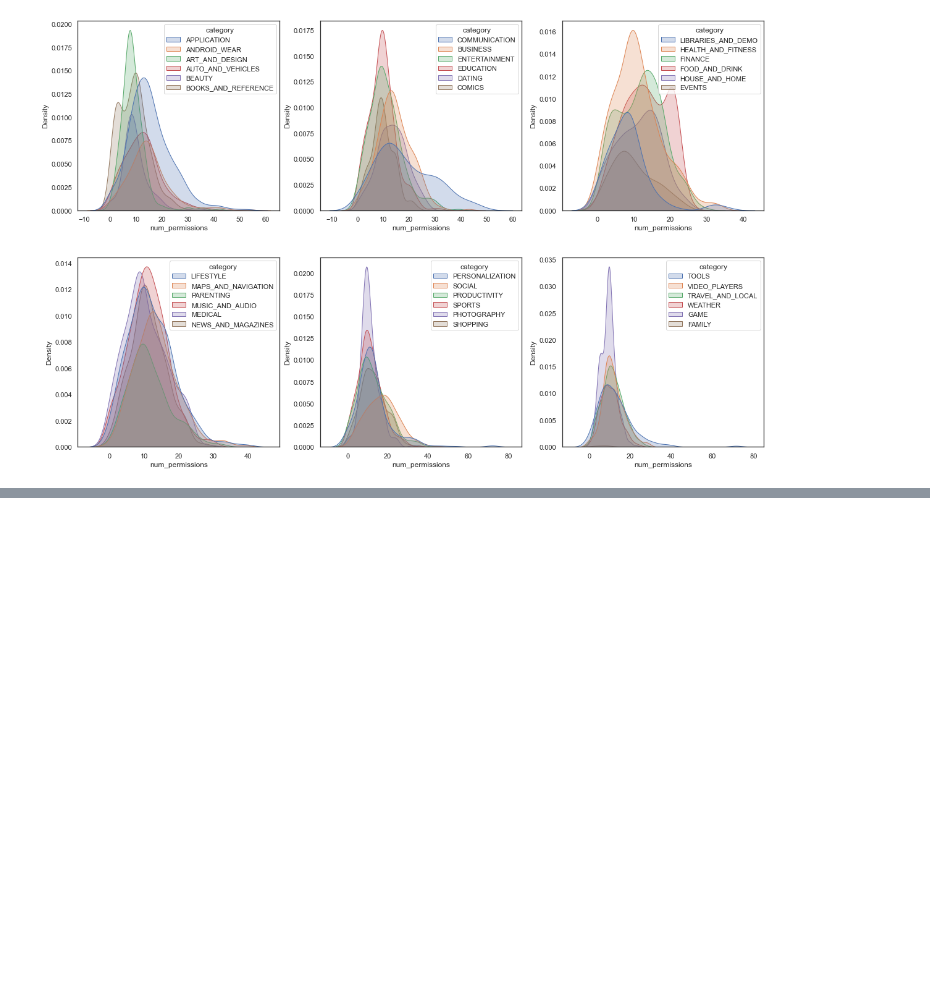
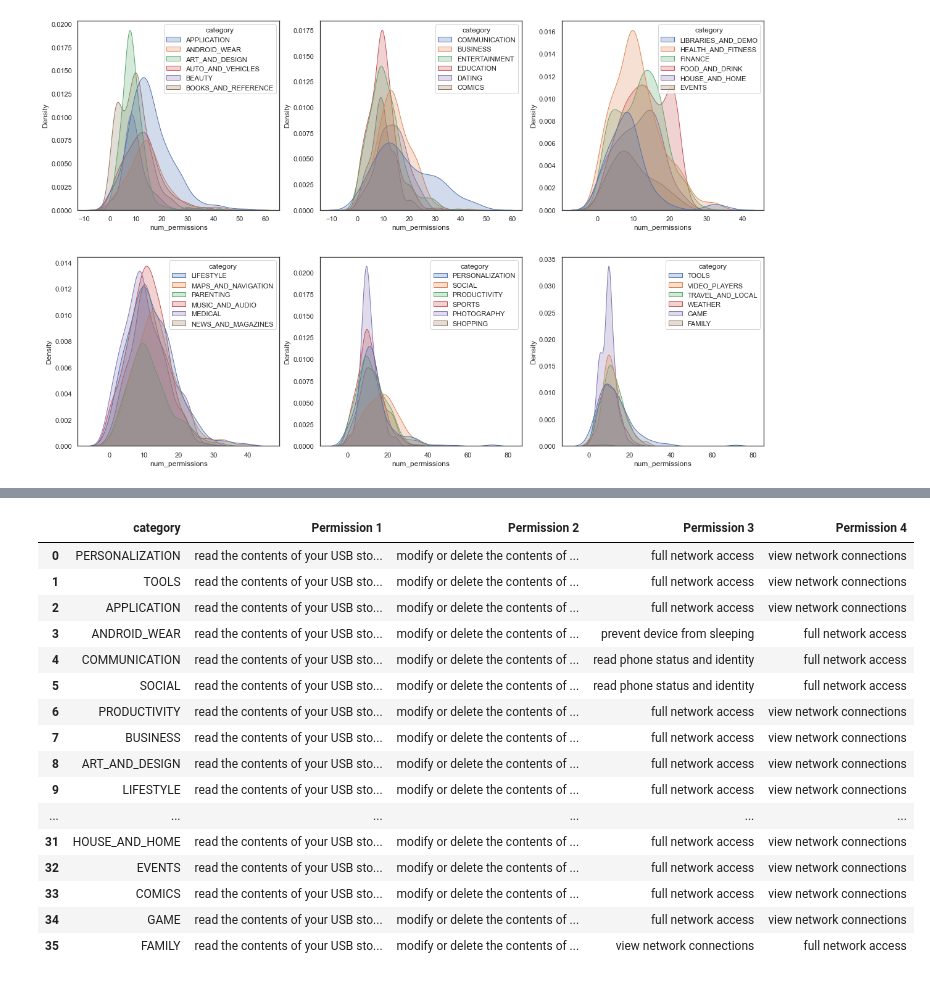
Before and after one commit to fdac20/AppPermissions, a Jupyter notebook: src/data_analyzer.ipynb, the cells around one changed output, grey strips where cells are left out. Cells and saved outputs as stored; diff of their text form; code cells hidden in the pictures; blank space fills up the shorter version.

```diff
--- a/src/data_analyzer.ipynb
+++ b/src/data_analyzer.ipynb
@@ -368,0 +385,20 @@ permcount_df_v2
+# %%
+permcount_df_most_v1
+# %% [output]
+|  | category | Permission 1 | Permission 2 | Permission 3 | Permission 4 |
+| 0 | PERSONALIZATION | read the contents of your USB sto... | modify or delete the contents of ... | full network access | view network connections |
+| 1 | TOOLS | read the contents of your USB sto... | modify or delete the contents of ... | full network access | view network connections |
+| 2 | APPLICATION | read the contents of your USB sto... | modify or delete the contents of ... | full network access | view network connections |
+| 3 | ANDROID_WEAR | read the contents of your USB sto... | modify or delete the contents of ... | prevent device from sleeping | full network access |
+| 4 | COMMUNICATION | read the contents of your USB sto... | modify or delete the contents of ... | read phone status and identity | full network access |
+| 5 | SOCIAL | read the contents of your USB sto... | modify or delete the contents of ... | read phone status and identity | full network access |
+| 6 | PRODUCTIVITY | read the contents of your USB sto... | modify or delete the contents of ... | full network access | view network connections |
+| 7 | BUSINESS | read the contents of your USB sto... | modify or delete the contents of ... | full network access | view network connections |
+| 8 | ART_AND_DESIGN | read the contents of your USB sto... | modify or delete the contents of ... | full network access | view network connections |
+| 9 | LIFESTYLE | read the contents of your USB sto... | modify or delete the contents of ... | full network access | view network connections |
+| ... | ... | ... | ... | ... | ... |
+| 31 | HOUSE_AND_HOME | read the contents of your USB sto... | modify or delete the contents of ... | full network access | view network connections |
+| 32 | EVENTS | read the contents of your USB sto... | modify or delete the contents of ... | full network access | view network connections |
+| 33 | COMICS | read the contents of your USB sto... | modify or delete the contents of ... | full network access | view network connections |
+| 34 | GAME | read the contents of your USB sto... | modify or delete the contents of ... | full network access | view network connections |
+| 35 | FAMILY | read the contents of your USB sto... | modify or delete the contents of ... | view network connections | full network access |
```
Also changed, not shown: parts of 7 cells of this notebook, 5 other files.
